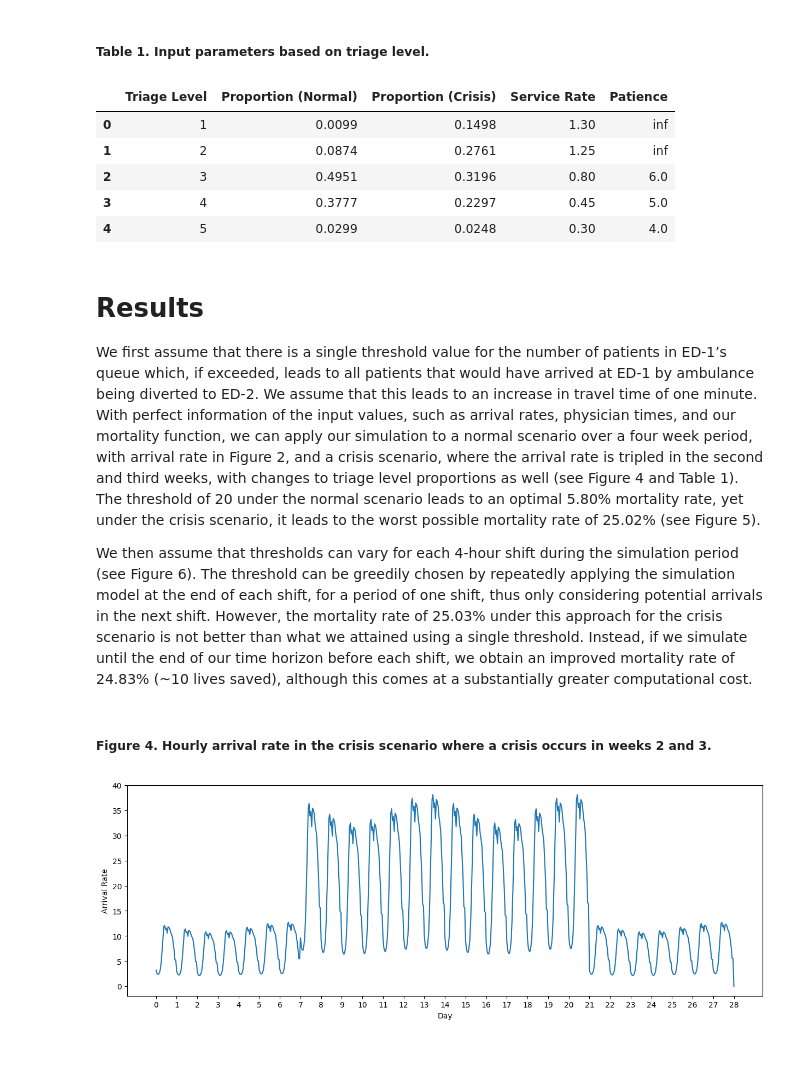
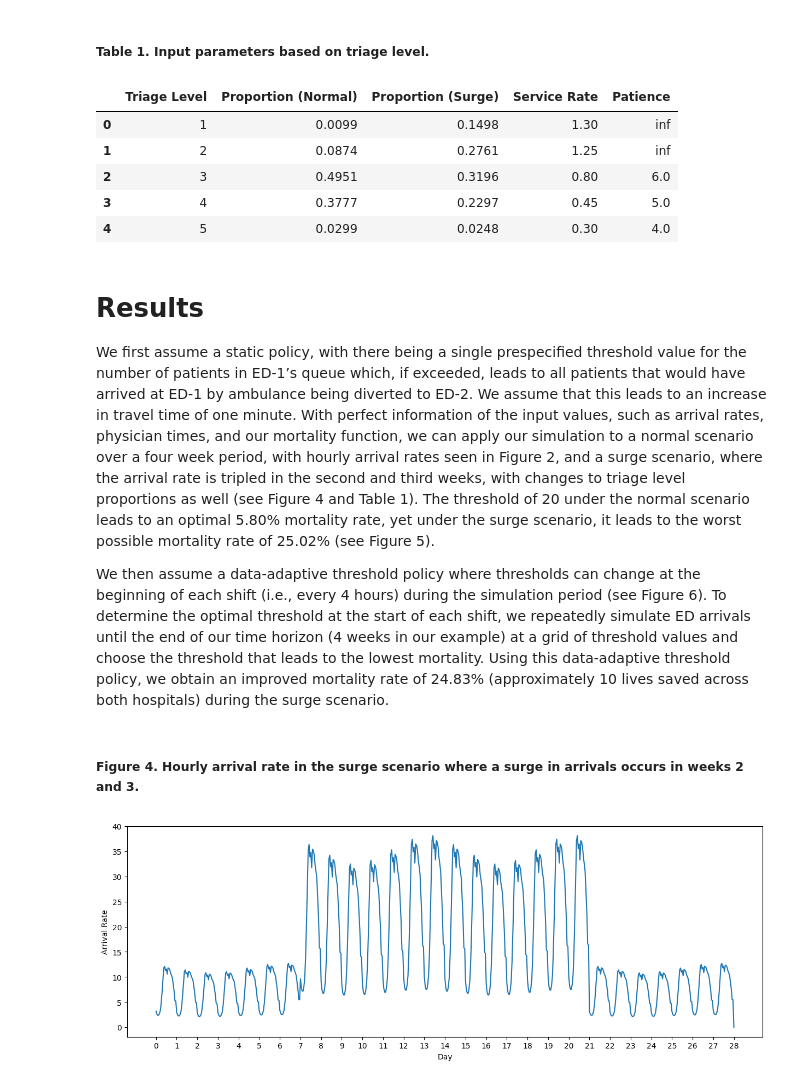
Before and after one commit to dlon450/ambulance-diversion-sim, a Jupyter notebook: simulation.ipynb, the cells around one changed output. Saved outputs shown, nothing was run; the diff lists cells and outputs as text; code cells hidden in the pictures; blank space fills up the shorter version.

```diff
--- a/simulation.ipynb
+++ b/simulation.ipynb
@@ -49,13 +49,13 @@ plot_arrival_rate(hourly_arrival_rates[:24*7])
 # %%
 pd.DataFrame({
     'Triage Level': [1, 2, 3, 4, 5],
     'Proportion (Normal)': triage_probabilities,
-    'Proportion (Crisis)': triage_probabilities_crisis,
+    'Proportion (Surge)': triage_probabilities_crisis,
     'Service Rate': service_rate,
     'Patience': patience
     })
 # %% [output]
-|  | Triage Level | Proportion (Normal) | Proportion (Crisis) | Service Rate | Patience |
+|  | Triage Level | Proportion (Normal) | Proportion (Surge) | Service Rate | Patience |
 | 0 | 1 | 0.0099 | 0.1498 | 1.30 | inf |
 | 1 | 2 | 0.0874 | 0.2761 | 1.25 | inf |
 | 2 | 3 | 0.4951 | 0.3196 | 0.80 | 6.0 |
@@ -64,11 +64,11 @@ pd.DataFrame({
 # %% [markdown]
 # Results
 
-We first assume that there is a single threshold value for the number of patients in ED-1’s queue which, if exceeded, leads to all patients that would have arrived at ED-1 by ambulance being diverted to ED-2. We assume that this leads to an increase in travel time of one minute. With perfect information of the input values, such as arrival rates, physician times, and our mortality function, we can apply our simulation to a normal scenario over a four week period, with arrival rate in Figure 2, and a crisis scenario, where the arrival rate is tripled in the second and third weeks, with changes to triage level proportions as well (see Figure 4 and Table 1). The threshold of 20 under the normal scenario leads to an optimal 5.80% mortality rate, yet under the crisis scenario, it leads to the worst possible mortality rate of 25.02% (see Figure 5).
+We first assume a static policy, with there being a single prespecified threshold value for the number of patients in ED-1’s queue which, if exceeded, leads to all patients that would have arrived at ED-1 by ambulance being diverted to ED-2. We assume that this leads to an increase in travel time of one minute. With perfect information of the input values, such as arrival rates, physician times, and our mortality function, we can apply our simulation to a normal scenario over a four week period, with hourly arrival rates seen in Figure 2, and a surge scenario, where the arrival rate is tripled in the second and third weeks, with changes to triage level proportions as well (see Figure 4 and Table 1). The threshold of 20 under the normal scenario leads to an optimal 5.80% mortality rate, yet under the surge scenario, it leads to the worst possible mortality rate of 25.02% (see Figure 5).
 
-We then assume that thresholds can vary for each 4-hour shift during the simulation period (see Figure 6). The threshold can be greedily chosen by repeatedly applying the simulation model at the end of each shift, for a period of one shift, thus only considering potential arrivals in the next shift. However, the mortality rate of 25.03% under this approach for the crisis scenario is not better than what we attained using a single threshold. Instead, if we simulate until the end of our time horizon before each shift, we obtain an improved mortality rate of 24.83% (~10 lives saved), although this comes at a substantially greater computational cost.
+We then assume a data-adaptive threshold policy where thresholds can change at the beginning of each shift (i.e., every 4 hours) during the simulation period (see Figure 6). To determine the optimal threshold at the start of each shift, we repeatedly simulate ED arrivals until the end of our time horizon (4 weeks in our example) at a grid of threshold values and choose the threshold that leads to the lowest mortality. Using this data-adaptive threshold policy, we obtain an improved mortality rate of 24.83% (approximately 10 lives saved across both hospitals) during the surge scenario.
 # %% [markdown]
-##### Figure 4. Hourly arrival rate in the crisis scenario where a crisis occurs in weeks 2 and 3.
+##### Figure 4. Hourly arrival rate in the surge scenario where a surge in arrivals occurs in weeks 2 and 3.
 # %%
 plot_arrival_rate(hourly_arrival_rates)
 # %% [output]
```
Also changed, not shown: parts of 6 cells of this notebook.
